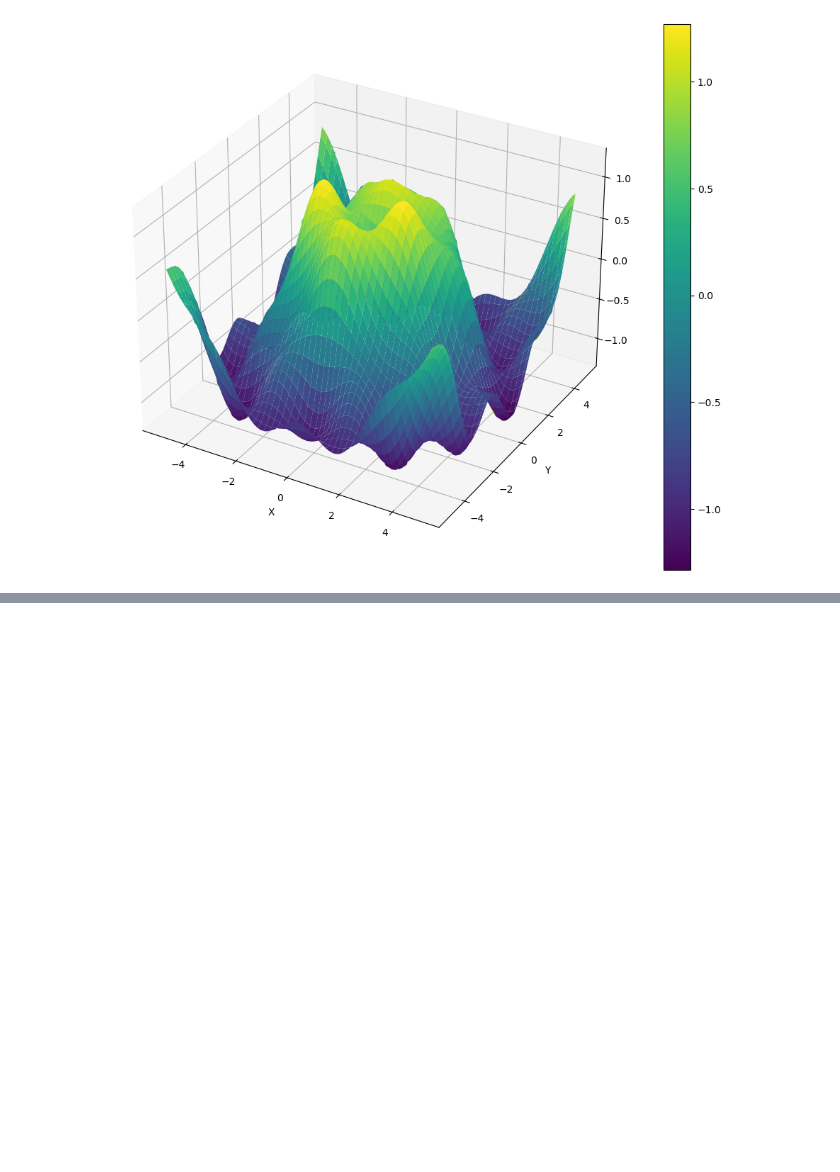
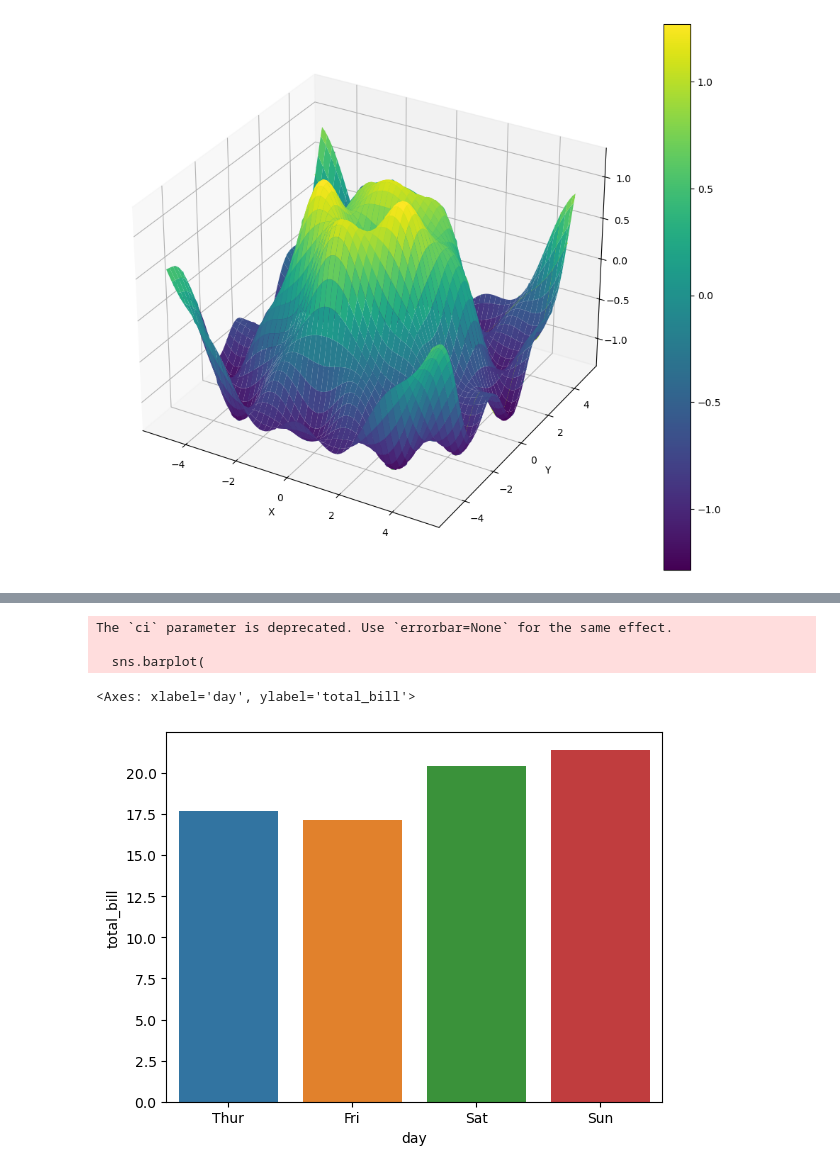
Before and after one commit to a-anuj/Data-Visualization, a Jupyter notebook: Practice-midsem/practice-mid.ipynb, the cells around one changed output, grey strips where cells are left out. Cells and saved outputs as stored; diff of their text form; code cells hidden in the pictures; blank space fills up the shorter version.

```diff
--- a/Practice-midsem/practice-mid.ipynb
+++ b/Practice-midsem/practice-mid.ipynb
@@ -430,0 +469,14 @@ fig.colorbar(surface4,ax=ax)
+# %%
+sns.barplot(
+    x="day",
+    y="total_bill",
+    data=tips,
+    ci=None,
+    hue="day"
+)
+# %% [output]
+The `ci` parameter is deprecated. Use `errorbar=None` for the same effect.
+
+  sns.barplot(
+<Axes: xlabel='day', ylabel='total_bill'>
+[figure, added]
```
Also changed, not shown: parts of 28 cells of this notebook.
